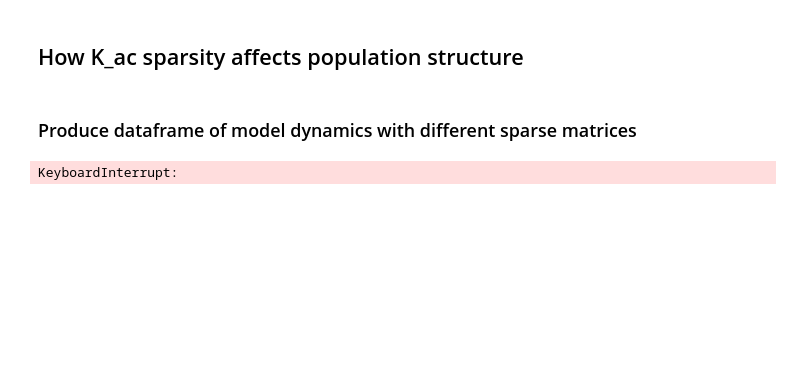
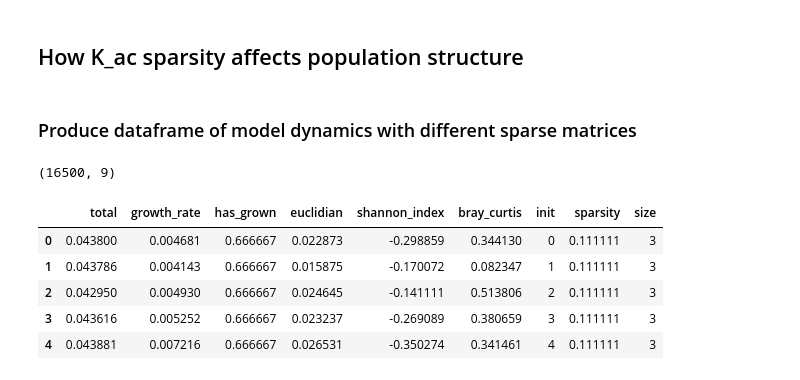
Before and after one commit to DJSiddharthVader/Simulations-02712-Project, a Jupyter notebook: Notebooks/Sparsity_Analysis.ipynb, the cells around one changed output. Cells and saved outputs as stored; diff of their text form; code cells hidden in the pictures; blank space fills up the shorter version.

Commit message:
redid sparsity figures with better output

```diff
--- a/Notebooks/Sparsity_Analysis.ipynb
+++ b/Notebooks/Sparsity_Analysis.ipynb
@@ -12,23 +12,29 @@ import sparsity_analysis as spa
 ### Produce dataframe of model dynamics with different sparse matrices
 # %%
 sizes = list(range(3,8))
-num = 2000
+num = 250
 lower, upper = 0.001, 0.01
 def sparsity(n):
     return 0.5
 end_time = 200
 
 results = spa.analyze(sizes,
                       num,
                       lower,
                       upper,
                       sparsity,
                       end_time)
 print(results.shape)
 results.to_csv('../Data/sparsity_analysis.tsv', sep='\t', index=False)
 results.head()
 # %% [output]
-KeyboardInterrupt:
+(16500, 9)
+|  | total | growth_rate | has_grown | euclidian | shannon_index | bray_curtis | init | sparsity | size |
+| 0 | 0.043800 | 0.004681 | 0.666667 | 0.022873 | -0.298859 | 0.344130 | 0 | 0.111111 | 3 |
+| 1 | 0.043786 | 0.004143 | 0.666667 | 0.015875 | -0.170072 | 0.082347 | 1 | 0.111111 | 3 |
+| 2 | 0.042950 | 0.004930 | 0.666667 | 0.024645 | -0.141111 | 0.513806 | 2 | 0.111111 | 3 |
+| 3 | 0.043616 | 0.005252 | 0.666667 | 0.023237 | -0.269089 | 0.380659 | 3 | 0.111111 | 3 |
+| 4 | 0.043881 | 0.007216 | 0.666667 | 0.026531 | -0.350274 | 0.341461 | 4 | 0.111111 | 3 |
 # %%
 df = pd.read_csv('../Data/sparsity_analysis.tsv', sep='\t')
 ids = ['init', 'sparsity', 'size']
```
Also changed, not shown: parts of 2 cells of this notebook, 3 other files.
